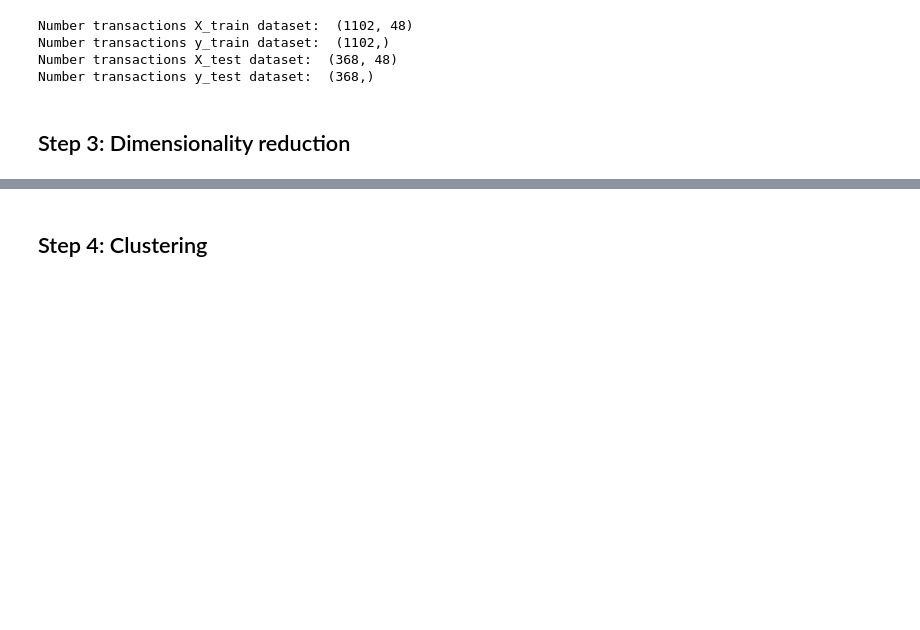
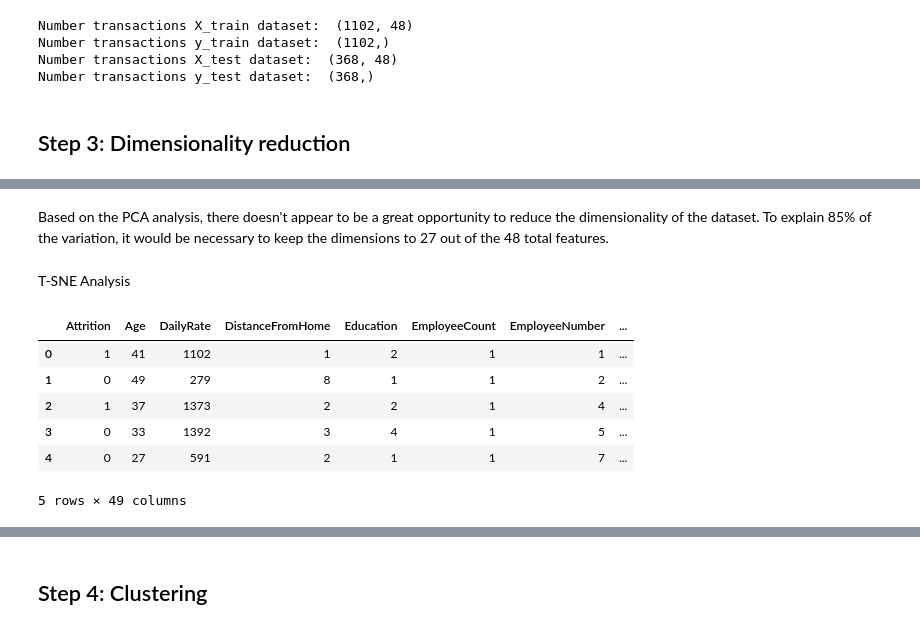
Before and after one commit to nicholaslesh/IBM-People-Analytics-Group-Project, a Jupyter notebook: people_analytics_master_script.ipynb, the cells around one changed output, grey strips where cells are left out. Drawn from its saved outputs; the diff is of its cells as text; code cells hidden in the pictures; blank space fills up the shorter version.

Commit message:
Added PCA and T-SNE analysis

```diff
--- a/people_analytics_master_script.ipynb
+++ b/people_analytics_master_script.ipynb
@@ -252,0 +297,4 @@ Number transactions y_test dataset:  (368,)
+# %% [markdown]
+Based on the PCA analysis, there doesn't appear to be a great opportunity to reduce the dimensionality of the dataset. To explain 85% of the variation, it would be necessary to keep the dimensions to 27 out of the 48 total features.
+# %% [markdown]
+T-SNE Analysis
@@ -252,0 +305,11 @@ Number transactions y_test dataset:  (368,)
+# %%
+df2 = df.loc[:, cols]
+df2.head()
+# %% [output]
+|  | Attrition | Age | DailyRate | DistanceFromHome | Education | EmployeeCount | EmployeeNumber | ... |
+| 0 | 1 | 41 | 1102 | 1 | 2 | 1 | 1 | ... |
+| 1 | 0 | 49 | 279 | 8 | 1 | 1 | 2 | ... |
+| 2 | 1 | 37 | 1373 | 2 | 2 | 1 | 4 | ... |
+| 3 | 0 | 33 | 1392 | 3 | 4 | 1 | 5 | ... |
+| 4 | 0 | 27 | 591 | 2 | 1 | 1 | 7 | ... |
+5 rows × 49 columns
```
Also changed, not shown: parts of 25 cells of this notebook.
